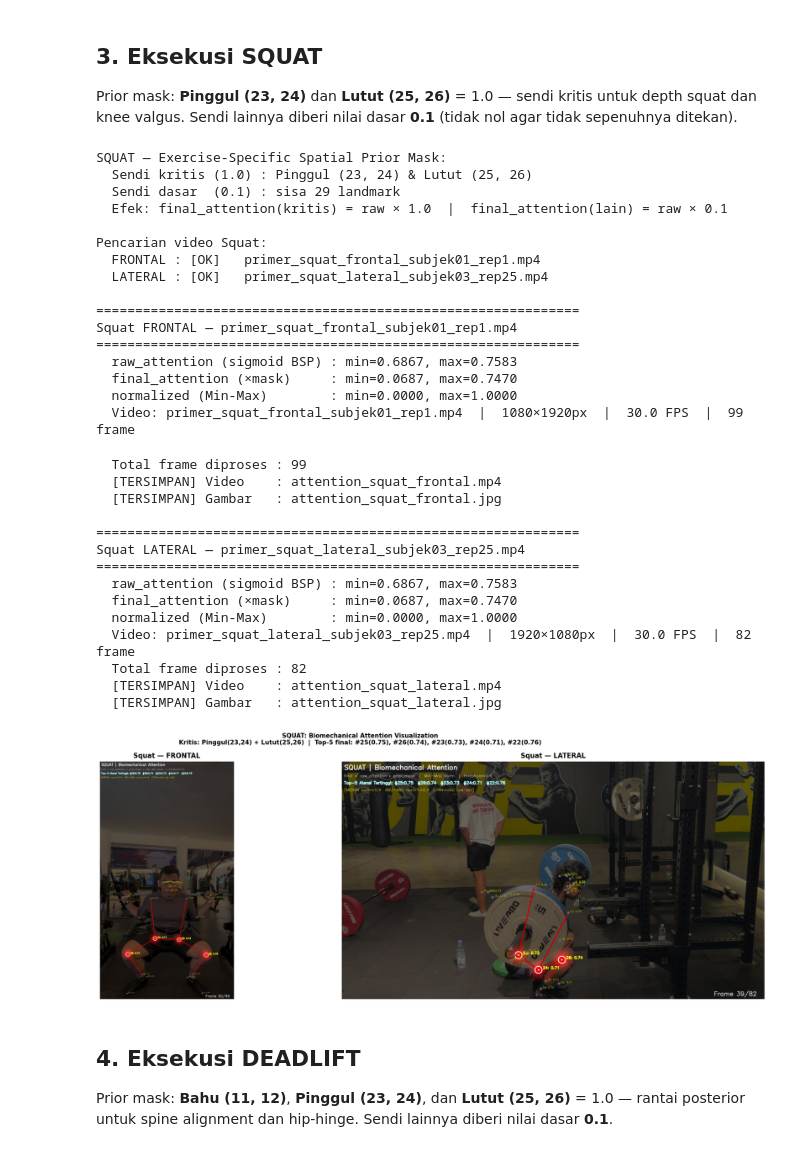
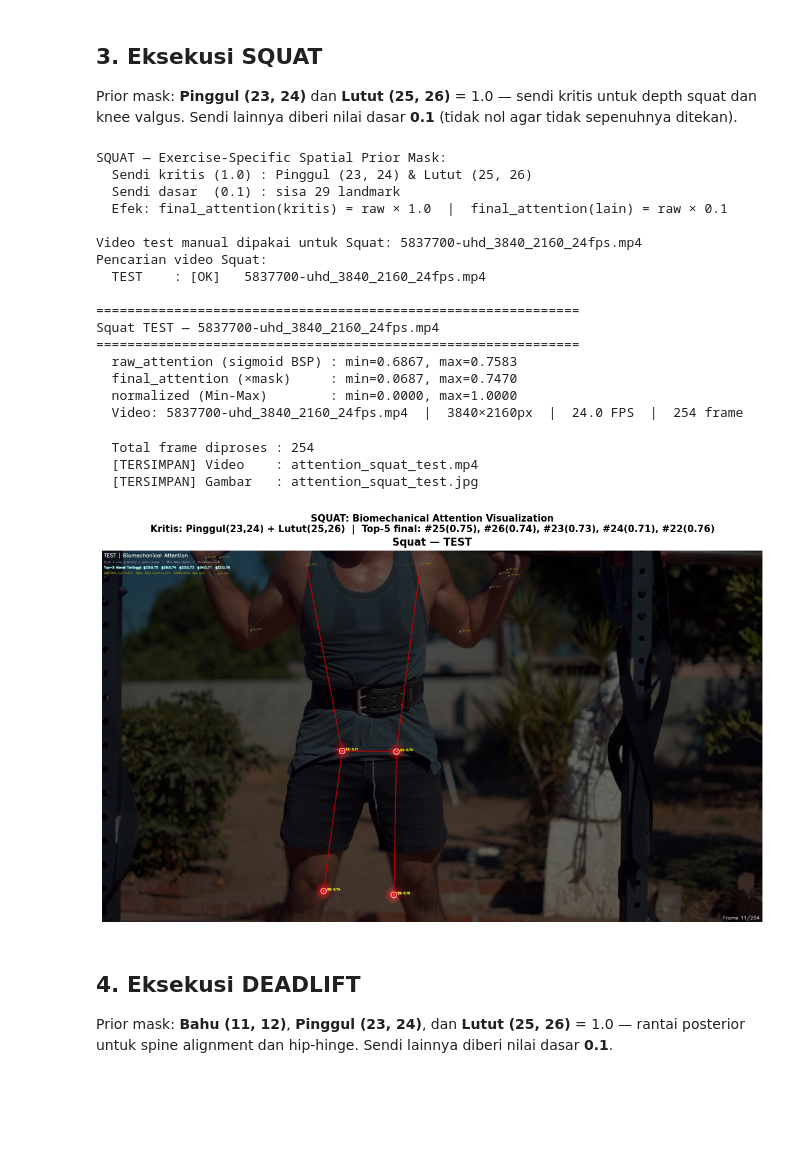
Before and after one commit to bangaji313/AttentiveSkel3D-WeightTraining-PoC, a Jupyter notebook: notebooks/06_attention_visualization.ipynb, the cells around one changed output. Saved outputs shown, nothing was run; the diff lists cells and outputs as text; code cells hidden in the pictures; blank space fills up the shorter version.

```diff
--- a/notebooks/06_attention_visualization.ipynb
+++ b/notebooks/06_attention_visualization.ipynb
@@ -368,7 +369,6 @@ Fungsi render_biomechanical_attention() berhasil didefinisikan.
 Prior mask: **Pinggul (23, 24)** dan **Lutut (25, 26)** = 1.0 — sendi kritis untuk depth squat dan knee valgus.
 Sendi lainnya diberi nilai dasar **0.1** (tidak nol agar tidak sepenuhnya ditekan).
 # %%
-
 # ============================================================
 # Eksekusi SQUAT
 # Sendi kritis (1.0): Pinggul kiri/kanan (23, 24) + Lutut kiri/kanan (25, 26)
@@ -387,6 +387,9 @@ print(f"  Efek: final_attention(kritis) = raw × 1.0  |  final_attention(lain) =
 RAW_SQUAT_DIR = Path("../data/raw/Squat")
 OUTPUT_DIR    = Path("../data/processed")
 
+# Video test manual untuk sanity check fokus atensi squat frontal
+SQUAT_TEST_VIDEO = Path("../data/test/5837700-uhd_3840_2160_24fps.mp4")
+
 
 def _cari_video(folder: Path, keyword: str) -> "Path | None":
     """Cari .mp4 dengan keyword di nama file; prioritaskan file 'primer'."""
@@ -397,10 +400,17 @@ def _cari_video(folder: Path, keyword: str) -> "Path | None":
     return ordered[0] if ordered else None
 
 
-squat_videos = {
-    "frontal": _cari_video(RAW_SQUAT_DIR, "frontal"),
-    "lateral": _cari_video(RAW_SQUAT_DIR, "lateral"),
-}
+# Prioritas utama: pakai video test manual jika tersedia.
+# Jika file test tidak ada, fallback ke video raw squat seperti sebelumnya.
+if SQUAT_TEST_VIDEO.exists():
+    squat_videos = {"test": SQUAT_TEST_VIDEO}
+    print(f"Video test manual dipakai untuk Squat: {SQUAT_TEST_VIDEO.name}")
+else:
+    squat_videos = {
+        "frontal": _cari_video(RAW_SQUAT_DIR, "frontal"),
+        "lateral": _cari_video(RAW_SQUAT_DIR, "lateral"),
+    }
+    print("Video test manual tidak ditemukan; fallback ke video raw Squat.")
 
 print("Pencarian video Squat:")
 for view, vpath in squat_videos.items():
@@ -434,52 +444,41 @@ if squat_images:
         ax.imshow(mpimg.imread(img_path))
         ax.set_title(f"Squat — {view.upper()}", fontsize=12, fontweight="bold")
         ax.axis("off")
     top5 = ", ".join(
         f"#{int(i)}({raw_attention[i]:.2f})"
         for i in np.argsort(raw_attention * squat_prior_mask)[::-1][:5]
     )
     fig.suptitle(
         "SQUAT: Biomechanical Attention Visualization\n"
         f"Kritis: Pinggul(23,24) + Lutut(25,26)  |  Top-5 final: {top5}",
         fontsize=11, fontweight="bold",
     )
     plt.tight_layout()
     plt.show()
 else:
     print("\n[PERINGATAN] Tidak ada output dihasilkan untuk Squat.")
     print("Pastikan file .mp4 tersedia di:", RAW_SQUAT_DIR)
 # %% [output]
 SQUAT — Exercise-Specific Spatial Prior Mask:
   Sendi kritis (1.0) : Pinggul (23, 24) & Lutut (25, 26)
   Sendi dasar  (0.1) : sisa 29 landmark
   Efek: final_attention(kritis) = raw × 1.0  |  final_attention(lain) = raw × 0.1
 
+Video test manual dipakai untuk Squat: 5837700-uhd_3840_2160_24fps.mp4
 Pencarian video Squat:
-  FRONTAL : [OK]   primer_squat_frontal_subjek01_rep1.mp4
-  LATERAL : [OK]   primer_squat_lateral_subjek03_rep25.mp4
+  TEST    : [OK]   5837700-uhd_3840_2160_24fps.mp4
 
 ==============================================================
-Squat FRONTAL — primer_squat_frontal_subjek01_rep1.mp4
+Squat TEST — 5837700-uhd_3840_2160_24fps.mp4
 ==============================================================
   raw_attention (sigmoid BSP) : min=0.6867, max=0.7583
   final_attention (×mask)     : min=0.0687, max=0.7470
   normalized (Min-Max)        : min=0.0000, max=1.0000
-  Video: primer_squat_frontal_subjek01_rep1.mp4  |  1080×1920px  |  30.0 FPS  |  99 frame
+  Video: 5837700-uhd_3840_2160_24fps.mp4  |  3840×2160px  |  24.0 FPS  |  254 frame
-  Total frame diproses : 99
-  [TERSIMPAN] Video    : attention_squat_frontal.mp4
-  [TERSIMPAN] Gambar   : attention_squat_frontal.jpg
-
-==============================================================
-Squat LATERAL — primer_squat_lateral_subjek03_rep25.mp4
-==============================================================
-  raw_attention (sigmoid BSP) : min=0.6867, max=0.7583
-  final_attention (×mask)     : min=0.0687, max=0.7470
-  normalized (Min-Max)        : min=0.0000, max=1.0000
-  Video: primer_squat_lateral_subjek03_rep25.mp4  |  1920×1080px  |  30.0 FPS  |  82 frame
-  Total frame diproses : 82
-  [TERSIMPAN] Video    : attention_squat_lateral.mp4
-  [TERSIMPAN] Gambar   : attention_squat_lateral.jpg
+  Total frame diproses : 254
+  [TERSIMPAN] Video    : attention_squat_test.mp4
+  [TERSIMPAN] Gambar   : attention_squat_test.jpg
-[figure, old version]
+[figure, new version]
 # %% [markdown]
 ## 4. Eksekusi DEADLIFT
 
```
Also changed, not shown: parts of 4 cells of this notebook, 3 other files.
